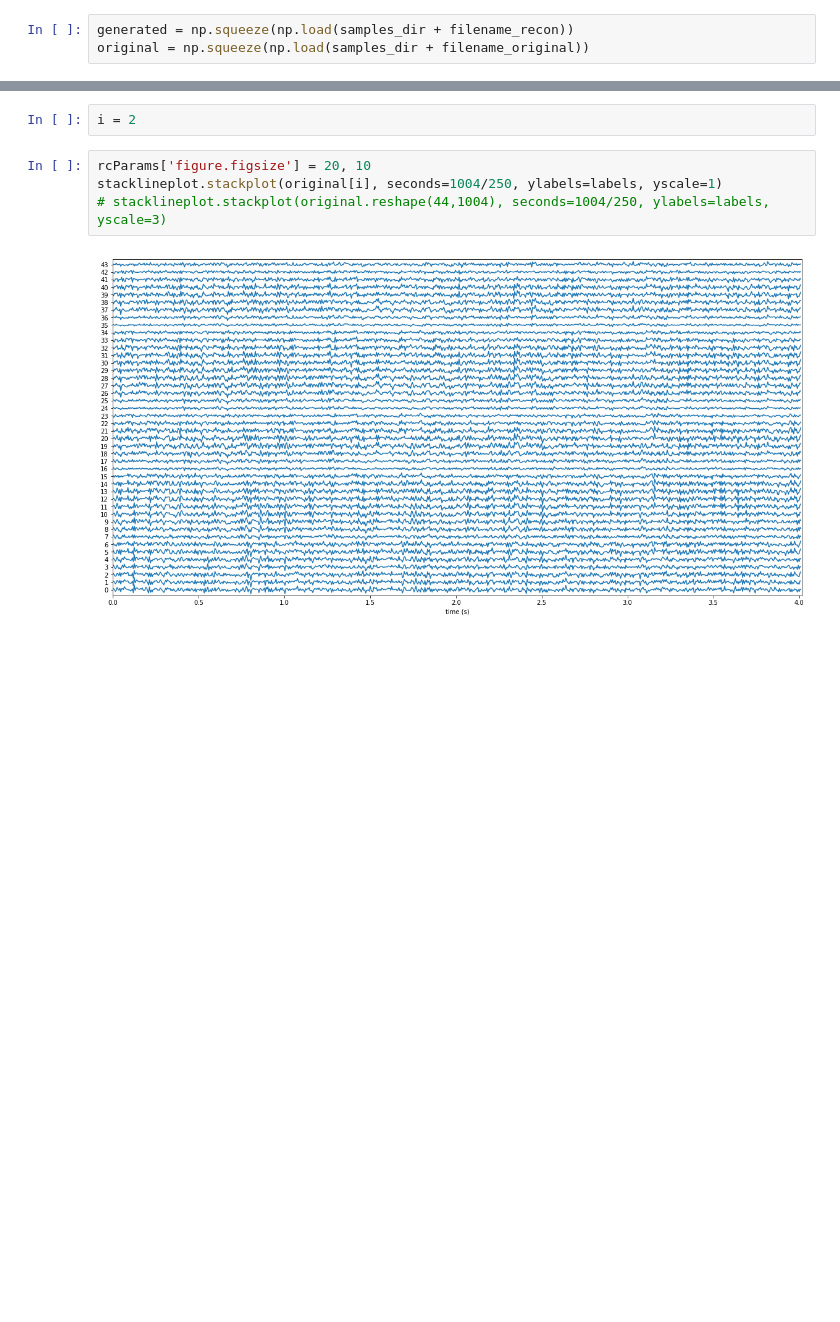
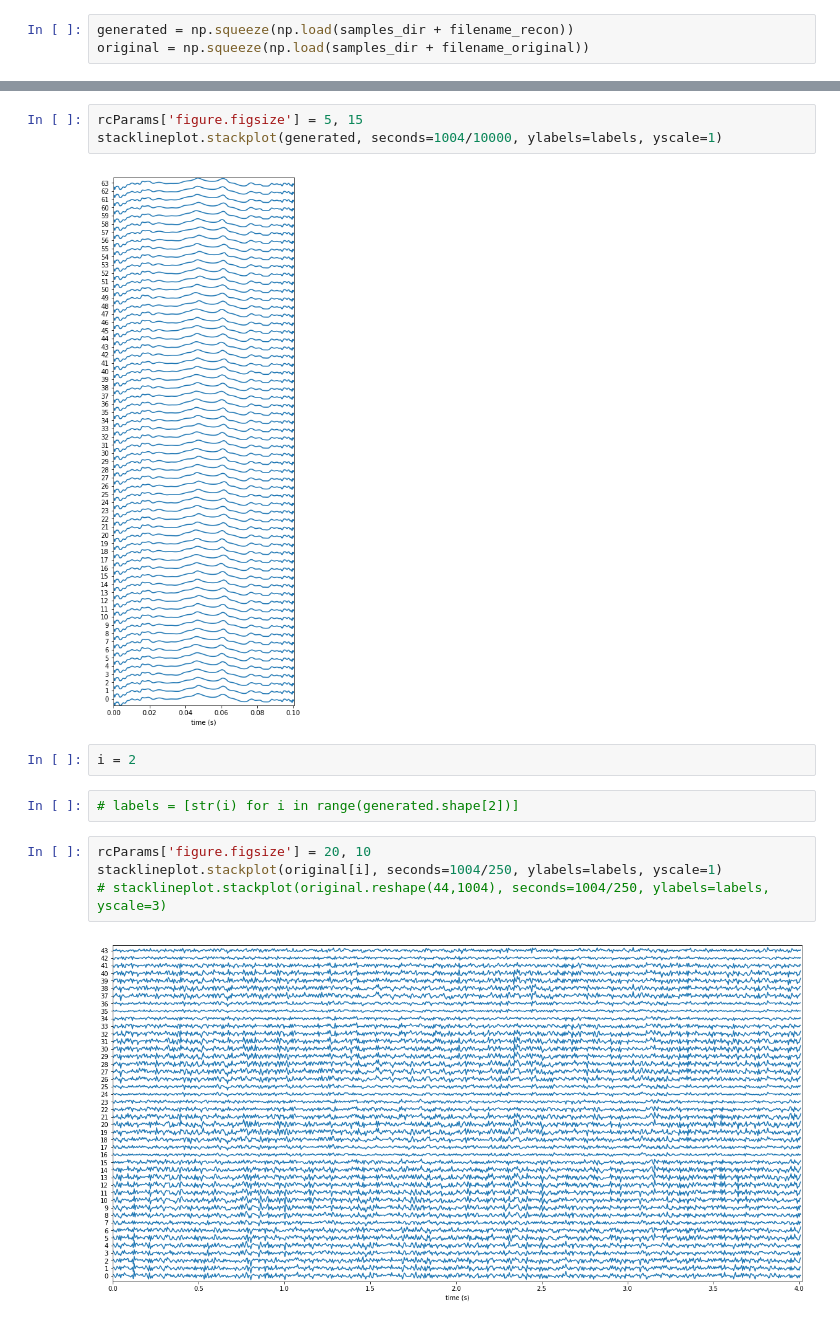
Before and after one commit to DanielLongo/eegML, a Jupyter notebook: vizualizations/vizualize_VAE_performance.ipynb, the cells around one changed output, grey strips where cells are left out. Drawn from its saved outputs; the diff is of its cells as text; blank space fills up the shorter version.

```diff
--- a/vizualizations/vizualize_VAE_performance.ipynb
+++ b/vizualizations/vizualize_VAE_performance.ipynb
@@ -91,5 +102,12 @@ labels = [str(i) for i in range(generated.shape[2])]
+# %%
+rcParams['figure.figsize'] = 5, 15
+stacklineplot.stackplot(generated, seconds=1004/10000, ylabels=labels, yscale=1)
+# %% [output]
+[figure, added]
 # %%
 i = 2
+# %%
+# labels = [str(i) for i in range(generated.shape[2])]
 # %%
 rcParams['figure.figsize'] = 20, 10
 stacklineplot.stackplot(original[i], seconds=1004/250, ylabels=labels, yscale=1)
```
Also changed, not shown: parts of 12 cells of this notebook, 4 other files.
